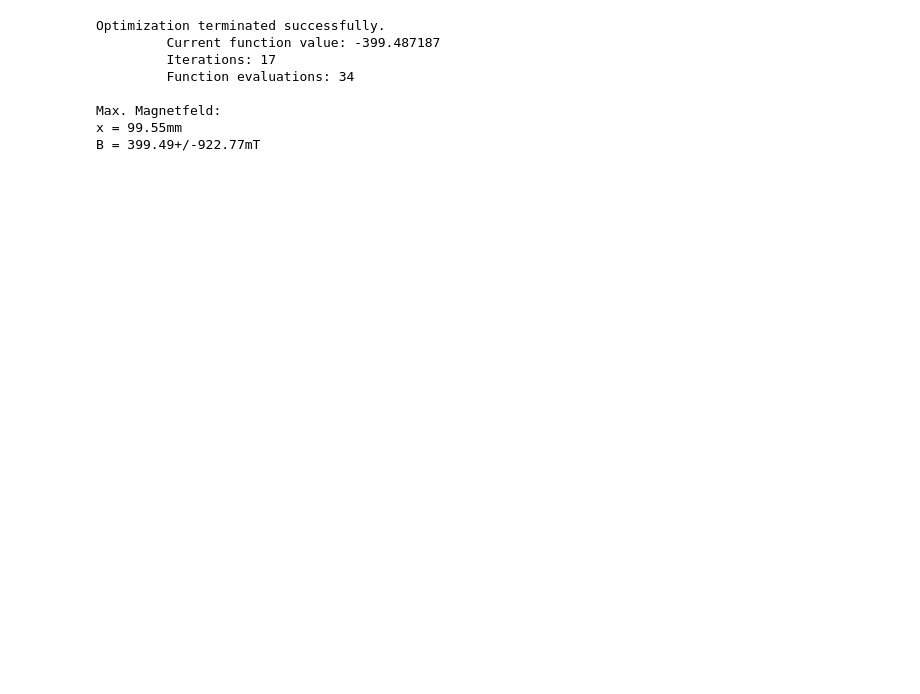
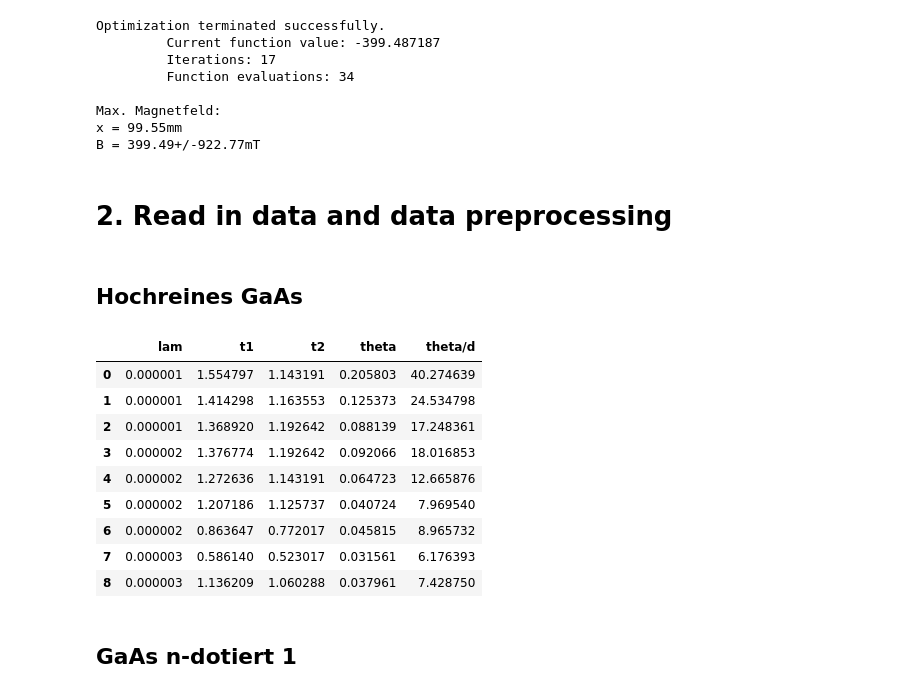
Before and after one commit to SamGTex/FP_Master_WS22-23, a Jupyter notebook: V46_Faraday_Effekt/python/main.ipynb, the cells around one changed output. Drawn from its saved outputs; the diff is of its cells as text; code cells hidden in the pictures; blank space fills up the shorter version.

```diff
--- a/V46_Faraday_Effekt/python/main.ipynb
+++ b/V46_Faraday_Effekt/python/main.ipynb
@@ -90,3 +91,41 @@ Optimization terminated successfully.
 Max. Magnetfeld:
 x = 99.55mm
 B = 399.49+/-922.77mT
+# %% [markdown]
+# 2. Read in data and data preprocessing
+# %%
+d_rein = 5.11 * 10**(-3) #m
+d_1 = 1.36 * 10**(-3) #m
+d_2 = 1.296 * 10**(-3) #m
+
+N_1 = 1.2 * 10**(18) *10**(6) #1/m^3
+N_2 = 2.8 * 10**(18) *10**(6) #1/m^3
+# %% [markdown]
+## Hochreines GaAs
+# %%
+df_rein_raw = pd.read_csv('data/GaAs_rein.csv')
+# lam in micro meter
+# Winkel t1/t2 in Grad
+# Winkel t1min/t2min in Gradminuten
+# %%
+df_rein = pd.DataFrame()
+df_rein['lam'] = df_rein_raw['lam']*10**(-6) #m
+df_rein['t1'] = np.deg2rad(df_rein_raw['t1'] + df_rein_raw['t1min']/60) #rad
+df_rein['t2'] = np.deg2rad(df_rein_raw['t2'] + df_rein_raw['t2min']/60) #rad
+df_rein['theta'] = 0.5*(df_rein['t1'] - df_rein['t2'])
+df_rein['theta/d'] = df_rein['theta']/d_rein
+
+df_rein
+# %% [output]
+|  | lam | t1 | t2 | theta | theta/d |
+| 0 | 0.000001 | 1.554797 | 1.143191 | 0.205803 | 40.274639 |
+| 1 | 0.000001 | 1.414298 | 1.163553 | 0.125373 | 24.534798 |
+| 2 | 0.000001 | 1.368920 | 1.192642 | 0.088139 | 17.248361 |
+| 3 | 0.000002 | 1.376774 | 1.192642 | 0.092066 | 18.016853 |
+| 4 | 0.000002 | 1.272636 | 1.143191 | 0.064723 | 12.665876 |
+| 5 | 0.000002 | 1.207186 | 1.125737 | 0.040724 | 7.969540 |
+| 6 | 0.000002 | 0.863647 | 0.772017 | 0.045815 | 8.965732 |
+| 7 | 0.000003 | 0.586140 | 0.523017 | 0.031561 | 6.176393 |
+| 8 | 0.000003 | 1.136209 | 1.060288 | 0.037961 | 7.428750 |
+# %% [markdown]
+## GaAs n-dotiert 1
```
Also changed, not shown: parts of 26 cells of this notebook, 3 other files.
